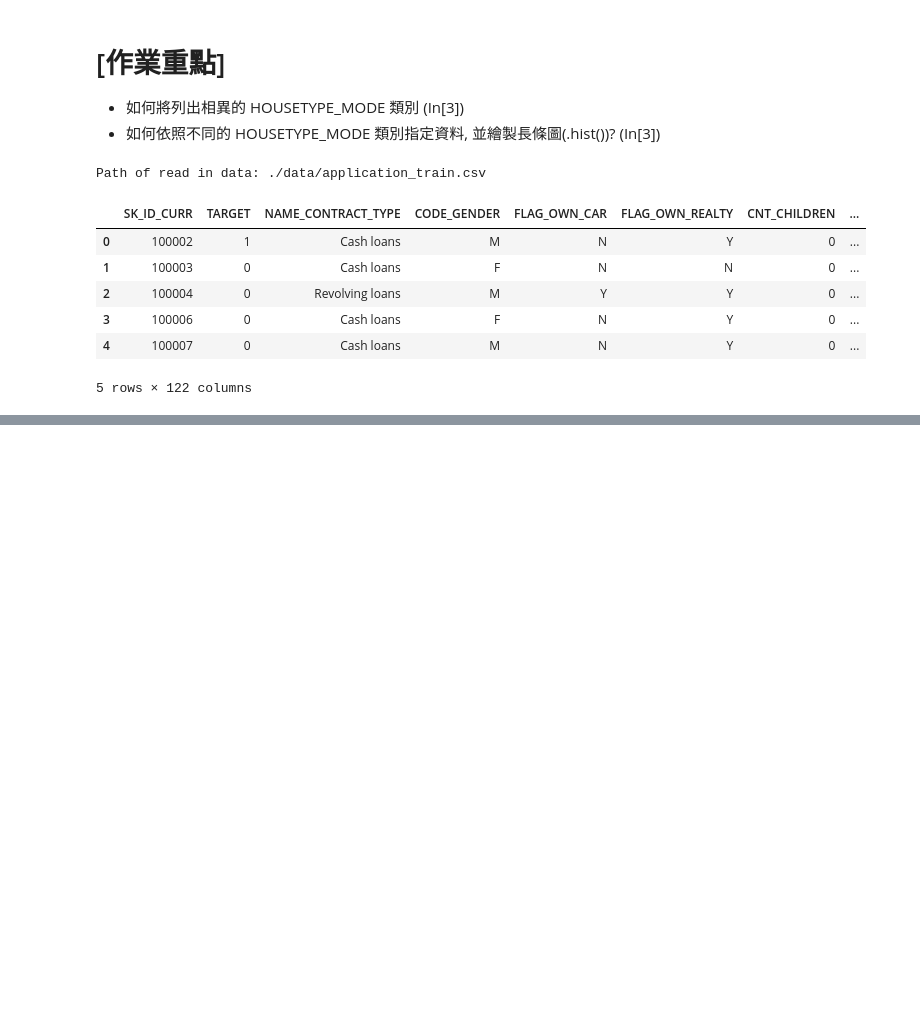
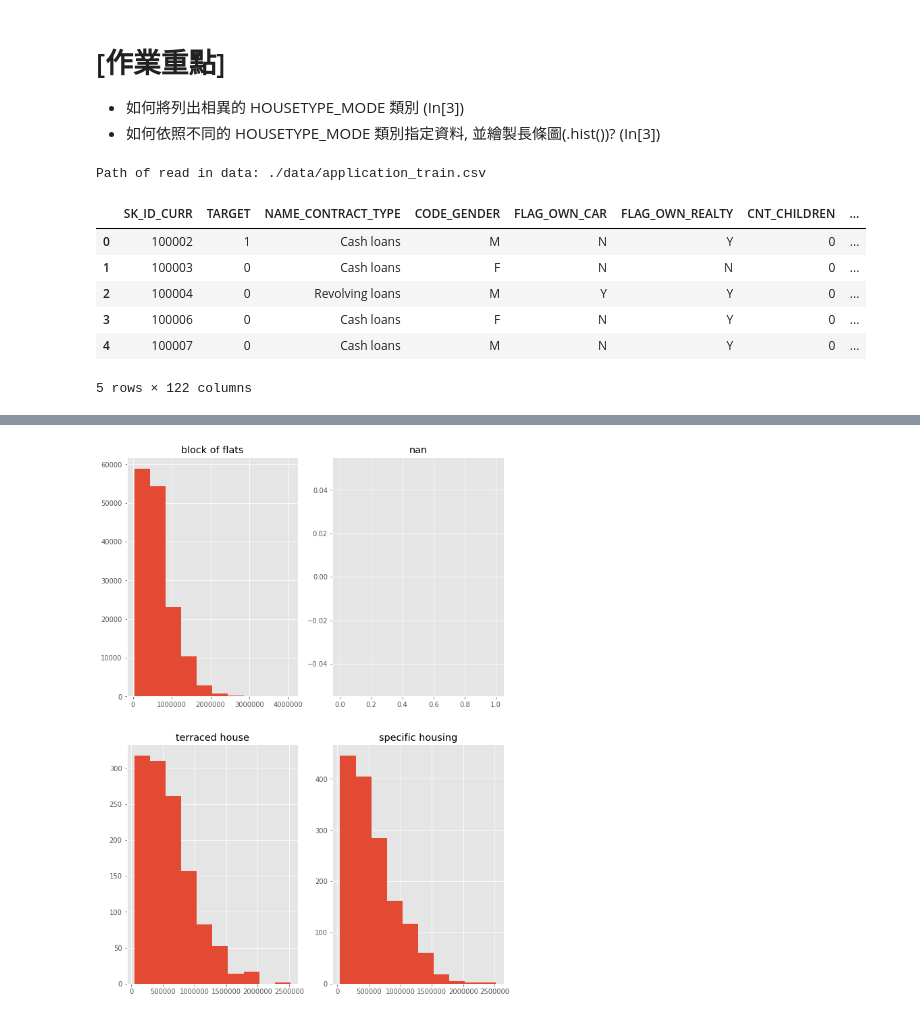
Before and after one commit to Vic97192/2nd-ML100Days, a Jupyter notebook: homework/Day_014_HW.ipynb, the cells around one changed output, grey strips where cells are left out. Drawn from its saved outputs; the diff is of its cells as text; code cells hidden in the pictures; blank space fills up the shorter version.

```diff
--- a/homework/Day_014_HW.ipynb
+++ b/homework/Day_014_HW.ipynb
@@ -55,7 +55,7 @@ for i in range(len(unique_house_type)):
     """
     Your Code Here
     """
-    app_train.loc[app_train['HOUSETYPE_MODE'] == unique_house_type[i], ].hist()
+    app_train.loc[app_train['HOUSETYPE_MODE'] == unique_house_type[i], 'AMT_CREDIT'].hist()
 
     plt.title(str(unique_house_type[i]))
 plt.show()
@@ -63,0 +64 @@ SyntaxError: invalid syntax (<ipython-input-12-7f30cf97f45d>, line 16)
+[figure, added]
```
Also changed, not shown: parts of 1 cell of this notebook.
